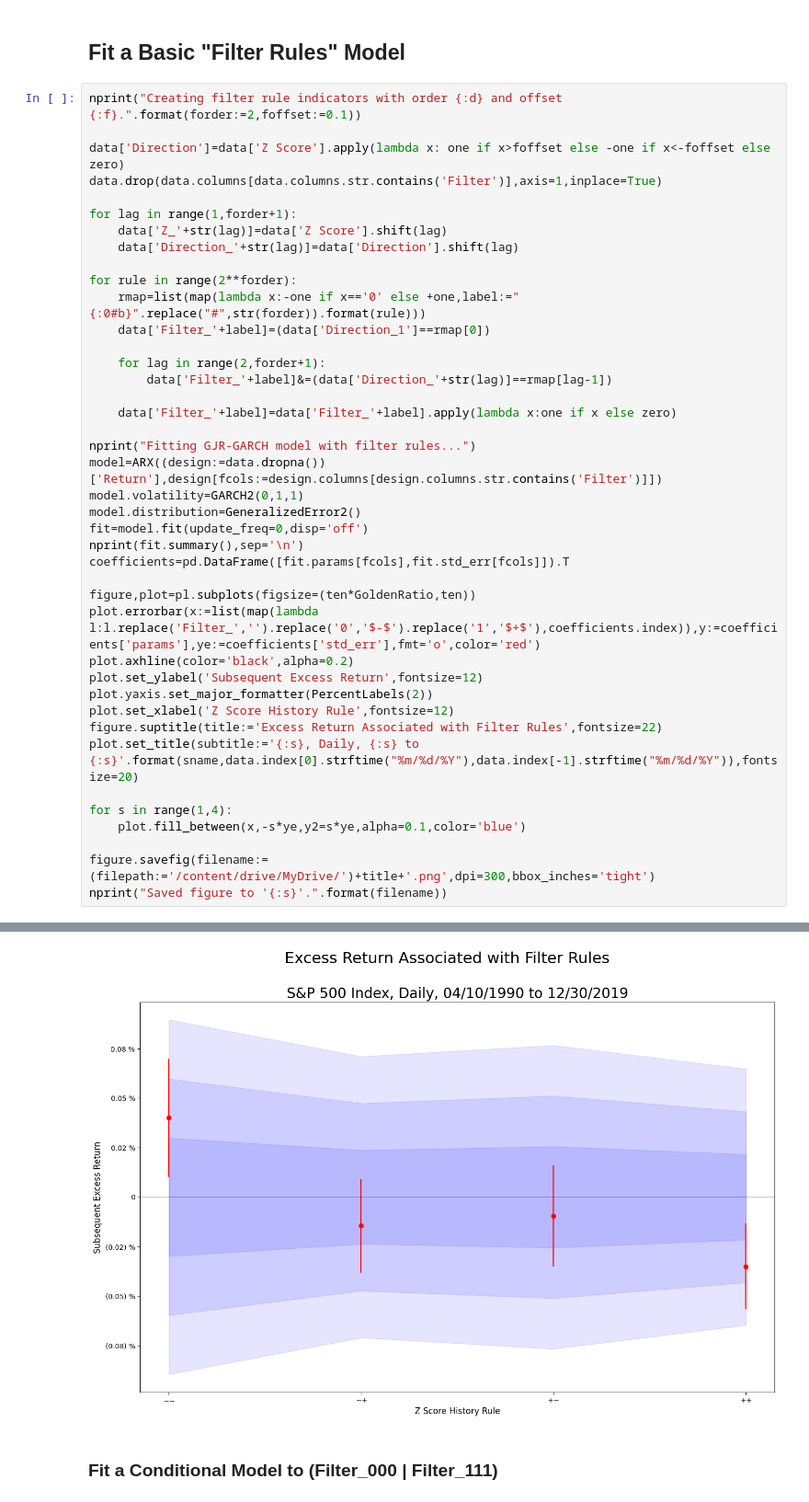
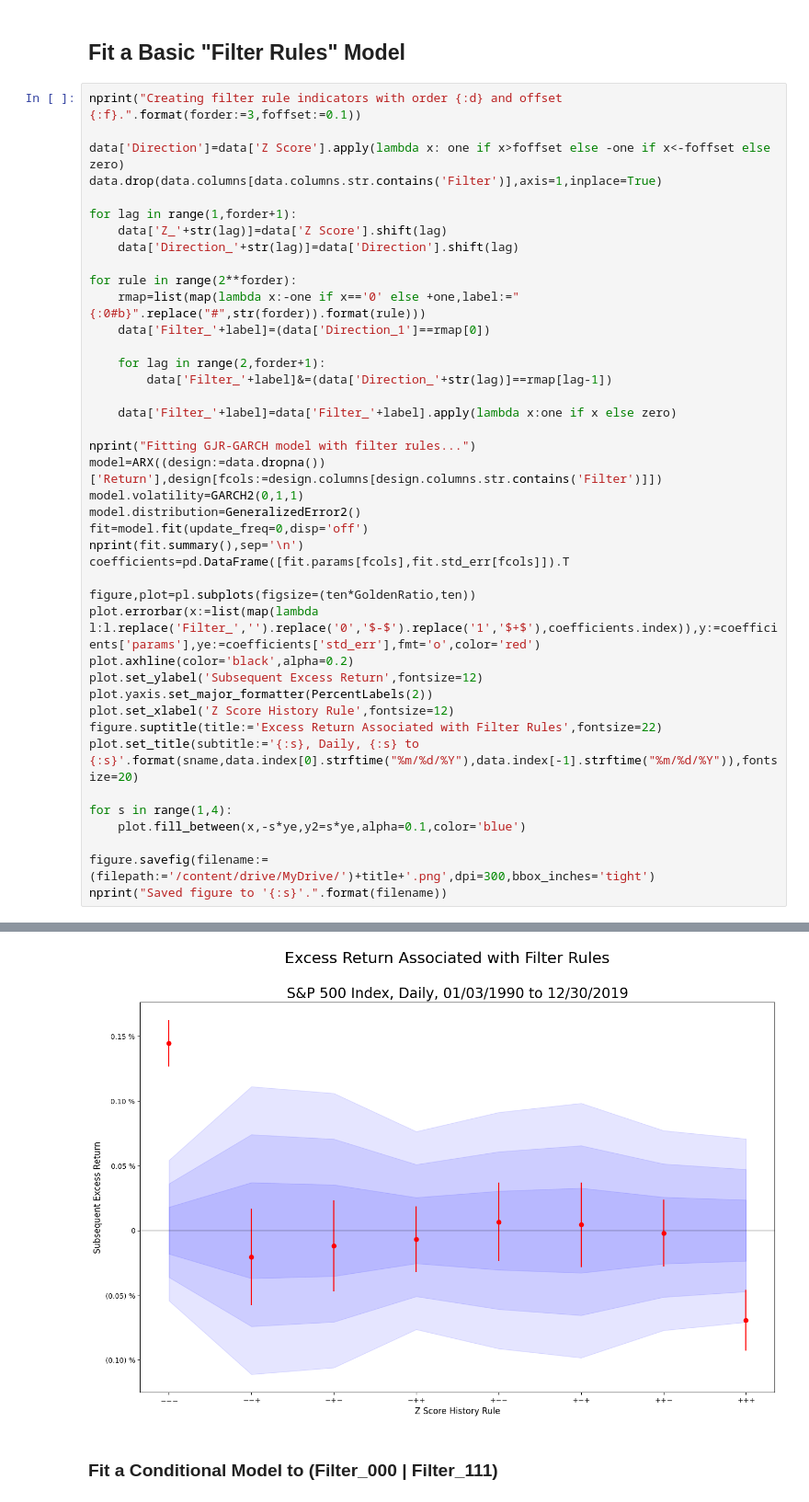
Before and after one commit to Farmhouse121/Financial-Data-Science-in-Python, a Jupyter notebook: Alphas/Filter_Rules.ipynb, the cells around one changed output, grey strips where cells are left out. Shown at 92% size. Drawn from its saved outputs; the diff is of its cells as text.

```diff
--- a/Alphas/Filter_Rules.ipynb
+++ b/Alphas/Filter_Rules.ipynb
@@ -94,7 +94,7 @@ Covariance estimator: robust
 # %% [markdown]
 ## Fit a Basic "Filter Rules" Model
 # %%
-nprint("Creating filter rule indicators with order {:d} and offset {:f}.".format(forder:=2,foffset:=0.1))
+nprint("Creating filter rule indicators with order {:d} and offset {:f}.".format(forder:=3,foffset:=0.1))
 
 data['Direction']=data['Z Score'].apply(lambda x: one if x>foffset else -one if x<-foffset else zero)
 data.drop(data.columns[data.columns.str.contains('Filter')],axis=1,inplace=True)
@@ -160,4 +155,4 @@ Covariance estimator: robust
-[figure, old version]
+[figure, new version]
 # %% [markdown]
 ### Fit a Conditional Model to (Filter_000 | Filter_111)
 # %%
```
Also changed, not shown: parts of 7 cells of this notebook.
